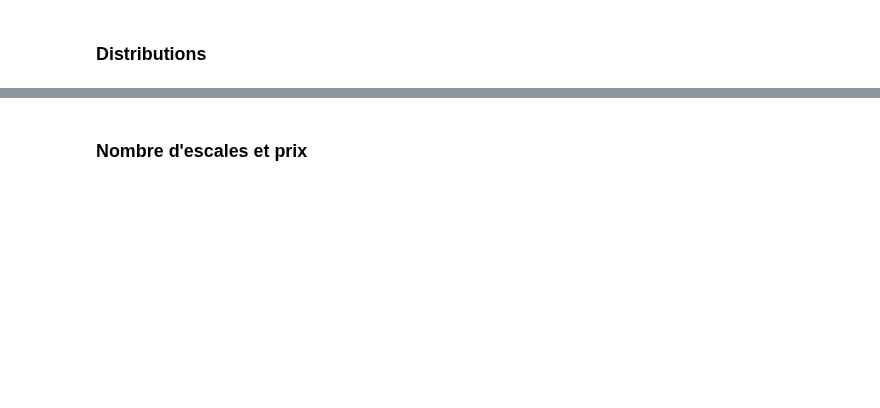
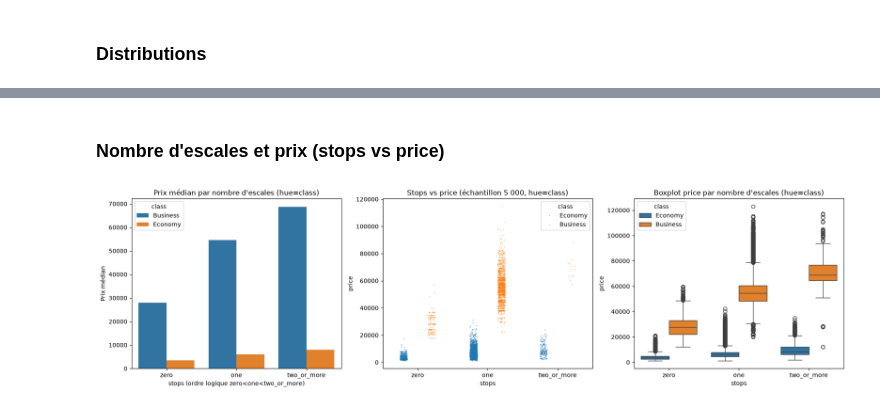
Before and after one commit to Oumohgh/Prediction-du-prix-des-billets-d-avion, a Jupyter notebook: data/predaction_prix.ipynb, the cells around one changed output, grey strips where cells are left out. Drawn from its saved outputs; the diff is of its cells as text; code cells hidden in the pictures; blank space fills up the shorter version.

```diff
--- a/data/predaction_prix.ipynb
+++ b/data/predaction_prix.ipynb
@@ -500,2 +671,2 @@ plt.show()
 # %% [markdown]
-### Nombre d'escales et prix
+### Nombre d'escales et prix (stops vs price)
@@ -509,0 +673,31 @@ plt.show()
+# %%
+import pandas as pd
+import matplotlib.pyplot as plt
+import seaborn as sns
+
+stop_order = ["zero", "one", "two_or_more"]
+agg = df.groupby(["stops", "class"], observed=True)["price"].median().reset_index()
+sample = df.sample(5000, random_state=42)
+
+fig, axes = plt.subplots(1, 3, figsize=(18, 5))
+
+sns.barplot(data=agg, x="stops", y="price", hue="class", order=stop_order, ax=axes[0])
+axes[0].set_title("Prix médian par nombre d'escales (hue=class)")
+axes[0].set_xlabel("stops (ordre logique zero<one<two_or_more)")
+axes[0].set_ylabel("Prix médian")
+
+sns.stripplot(data=sample, x="stops", y="price", hue="class", order=stop_order,
+              dodge=True, alpha=0.4, s=2, ax=axes[1])
+axes[1].set_title("Stops vs price (échantillon 5 000, hue=class)")
+axes[1].set_xlabel("stops")
+axes[1].set_ylabel("price")
+
+sns.boxplot(data=df, x="stops", y="price", hue="class", order=stop_order, ax=axes[2])
+axes[2].set_title("Boxplot price par nombre d'escales (hue=class)")
+axes[2].set_xlabel("stops")
+axes[2].set_ylabel("price")
+
+plt.tight_layout()
+plt.show()
+# %% [output]
+[figure, added]
```
Also changed, not shown: parts of 109 cells of this notebook.
